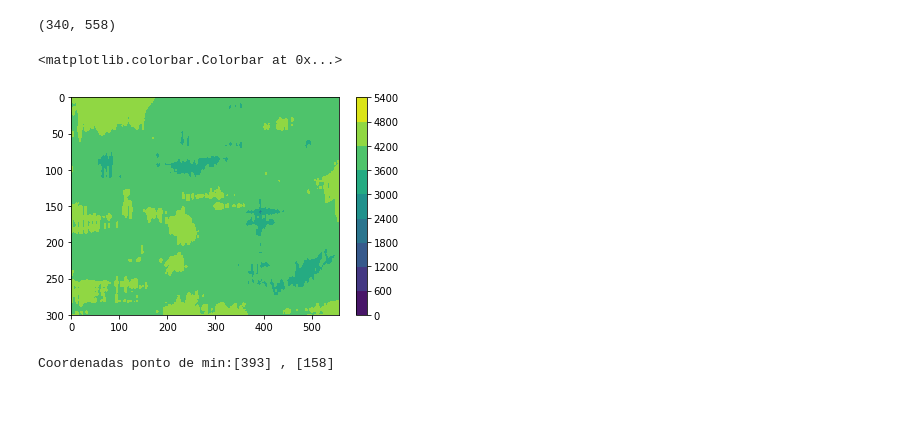
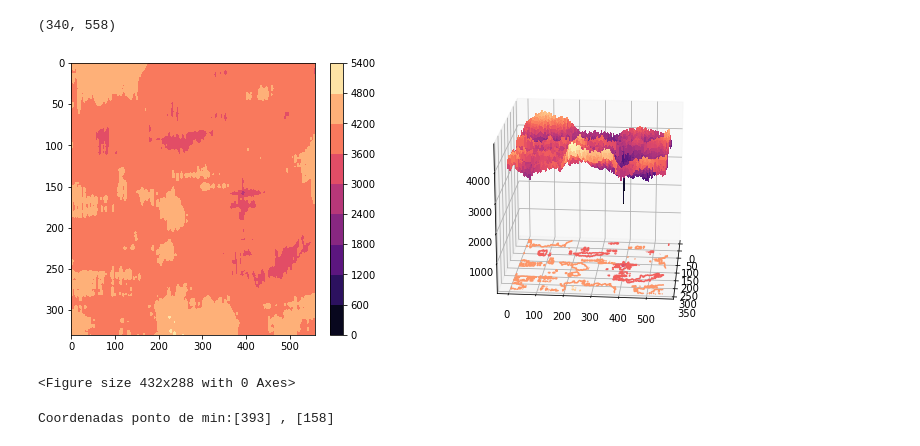
Before and after one commit to vcaitite/pattern-recognition-exercises, a Jupyter notebook: list_2/Lista 2.ipynb, the cells around one changed output. Drawn from its saved outputs; the diff is of its cells as text; code cells hidden in the pictures; blank space fills up the shorter version.

```diff
--- a/list_2/Lista 2.ipynb
+++ b/list_2/Lista 2.ipynb
@@ -226,13 +221,15 @@ for line in range(0, nl):
 print(m.shape)
 # %% [output]
 (340, 558)
-# %%
-plt.contourf(m)
-plt.ylim([300, 0])
-plt.colorbar()
-# %% [output]
-<matplotlib.colorbar.Colorbar at 0x...>
-[figure, removed]
+# %%
+fig = plt.figure(figsize=(12,5))
+ax = fig.add_subplot(121)
+plot_2d(m)
+ax = fig.add_subplot(122, projection='3d')
+plot_3d(nl, nc, m, ax)
+# %% [output]
+[figure, added]
+<Figure size 432x288 with 0 Axes>
 # %%
 idy,idx = np.where(m == m.min())
 print("Coordenadas ponto de min:" + str(idx) + " , " + str(idy))
```
Also changed, not shown: parts of 22 cells of this notebook.
